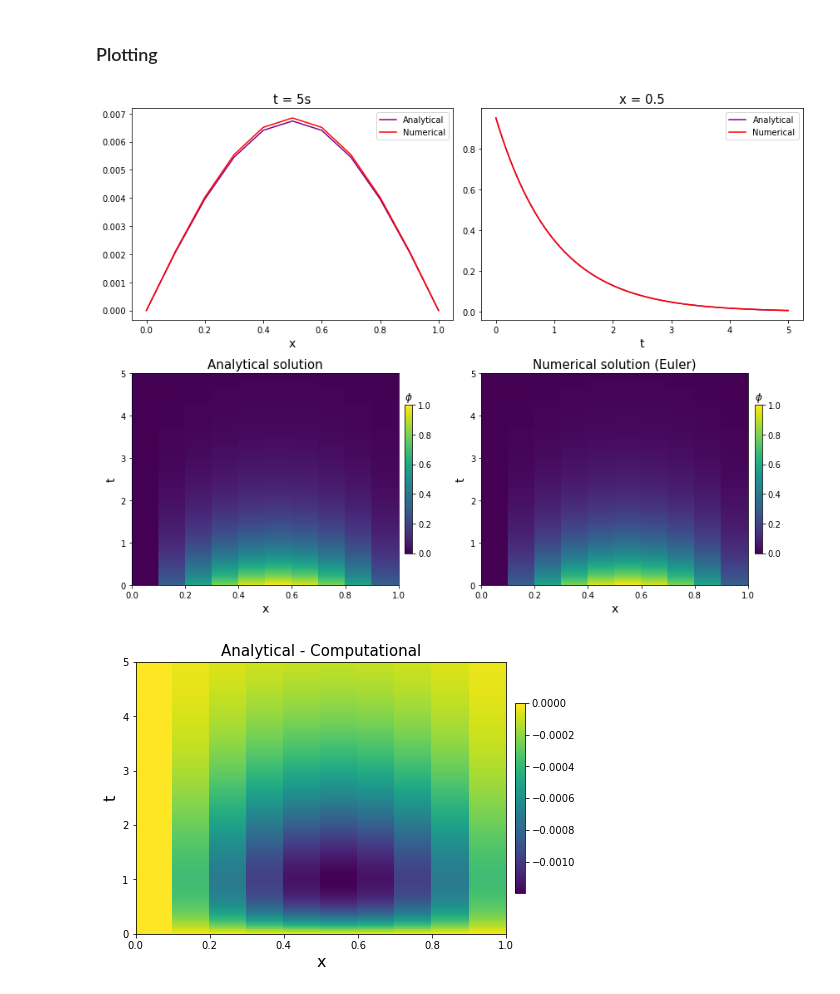
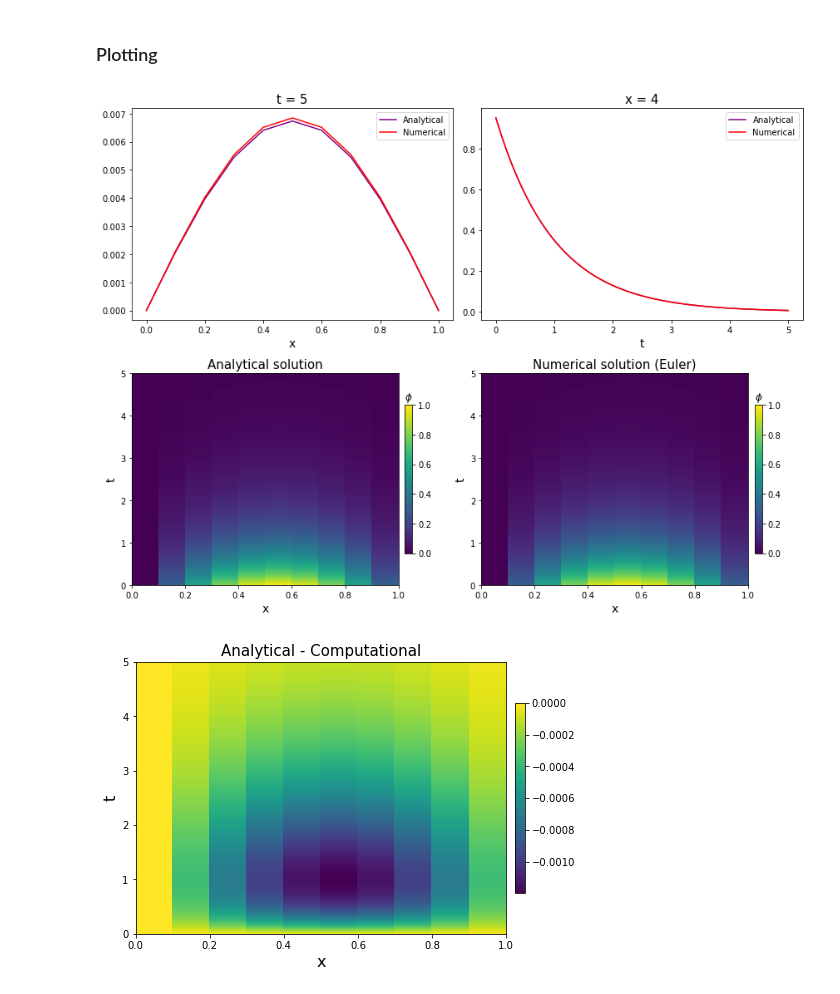
Before and after one commit to vopikamm/climNUM, a Jupyter notebook: Ex4/Exercise_04a_Stability_of_the_heat_equation.ipynb, the cells around one changed output. Cells and saved outputs as stored; diff of their text form; code cells hidden in the pictures.

```diff
--- a/Ex4/Exercise_04a_Stability_of_the_heat_equation.ipynb
+++ b/Ex4/Exercise_04a_Stability_of_the_heat_equation.ipynb
@@ -138,31 +138,31 @@ phi_ana = np.exp(-mesht) * np.cos(np.pi * (meshx -0.5))
 # %%
 fig, axs = plt.subplots(2, 2, figsize=(12,9))
 
 axs[0,0].plot(x, phi_ana[:,-1], color='purple', label="Analytical")
 axs[0,0].plot(x, phi_out.T[:,-1], color='red', label="Numerical")
-axs[0,0].set_title('t = 5s', fontsize= 15)
+axs[0,0].set_title('t = 5', fontsize= 15)
 axs[0,0].set(xlabel='x'), axs[0,0].xaxis.label.set_size(14)
 axs[0,0].legend()
 
 axs[0,1].plot(t, phi_ana[4,:], color='purple', label="Analytical")
 axs[0,1].plot(t, phi_out.T[4,:], color='red', label="Numerical")
-axs[0,1].set_title('x = 0.5', fontsize= 15)
+axs[0,1].set_title('x = 4', fontsize= 15)
 axs[0,1].set(xlabel='t'), axs[0,1].xaxis.label.set_size(14)
 axs[0,1].legend()
 
 map1 = axs[1,0].pcolormesh(meshx, mesht, phi_ana)
 axs[1,0].set_title('Analytical solution', fontsize= 15)
 plt.colorbar(map1, pad=0.02, shrink=0.7, ax=axs[1,0]).ax.set_title('$\phi$', loc='left')
 axs[1,0].set(xlabel='x', ylabel='t'), axs[1,0].xaxis.label.set_size(14), axs[1,0].yaxis.label.set_size(14)
 
 map2 = axs[1,1].pcolormesh(meshx, mesht, phi_out.T)
 axs[1,1].set_title('Numerical solution (Euler)', fontsize= 15)
 plt.colorbar(map2, pad=0.02, shrink=0.7, ax=axs[1,1]).ax.set_title('$\phi$', loc='left')
 axs[1,1].set(xlabel='x', ylabel='t'), axs[1,1].xaxis.label.set_size(14), axs[1,1].yaxis.label.set_size(14)
 
 plt.tight_layout()
 # %% [output]
-[figure, old version]
+[figure, new version]
 # %%
 map3 = plt.pcolormesh(meshx, mesht, phi_ana - phi_out.T)
 plt.gca().set_title('Analytical - Computational', fontsize= 15)
```
Also changed, not shown: 1 other file.
